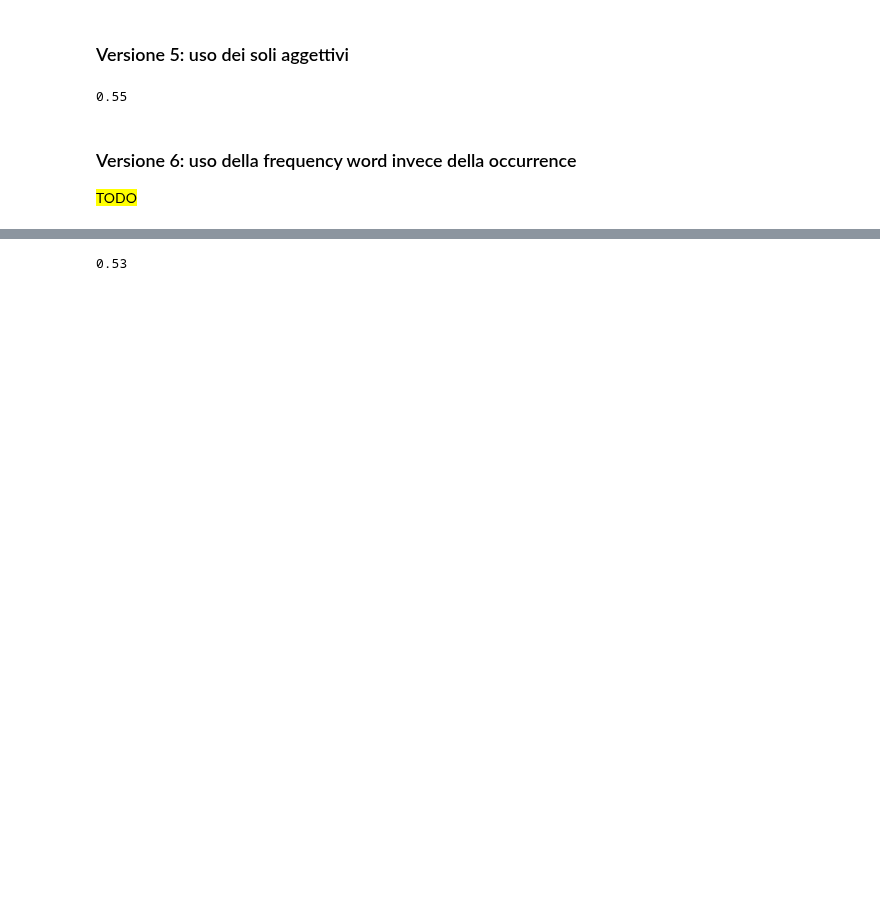
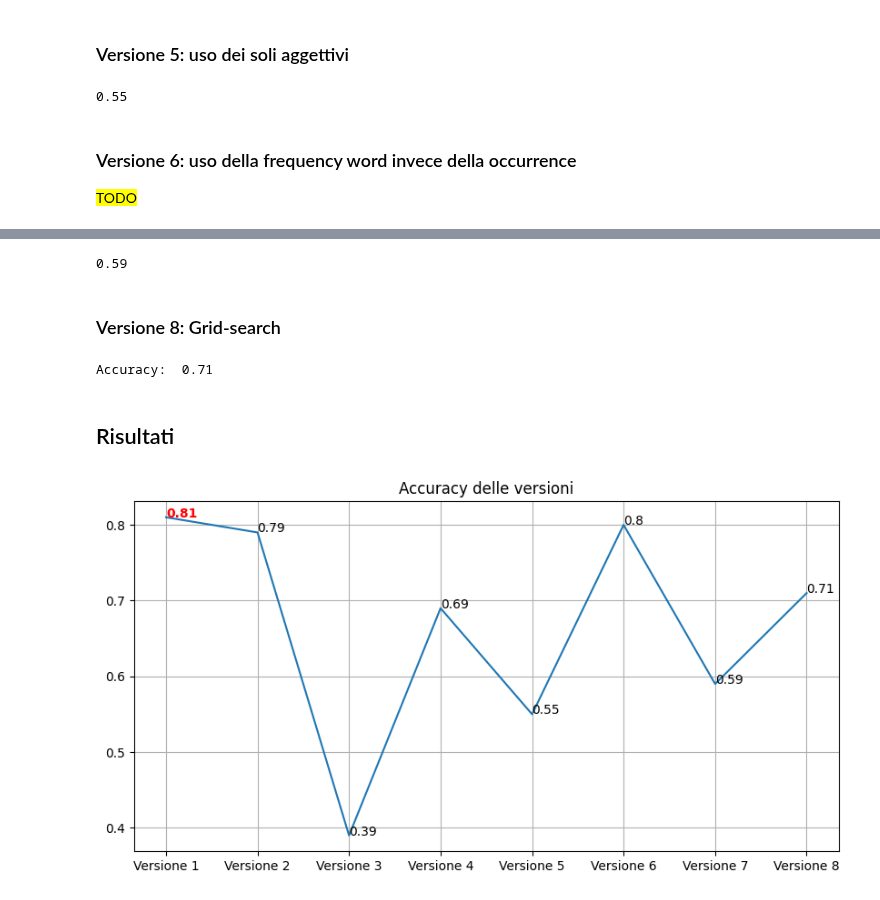
Before and after one commit to ElenaCurti/big-data, a Jupyter notebook: Attivita_05_TextAnalytics/applicazione.ipynb, the cells around one changed output, grey strips where cells are left out. Drawn from its saved outputs; the diff is of its cells as text; code cells hidden in the pictures; blank space fills up the shorter version.

```diff
--- a/Attivita_05_TextAnalytics/applicazione.ipynb
+++ b/Attivita_05_TextAnalytics/applicazione.ipynb
@@ -172,6 +202,6 @@ Nelle versioni viste finora, ho sempre fatto uso del classificatore Naive Bayes
 # %%
 # Creo il train e test set
-reviews7 = getReviewData(db, [1.0, 5.0])
+reviews7 = getReviewData(db, [1.0, 5.0], limite=1000)
 train_set, test_set = reviews7[100:], reviews7[:100]
 train_data, train_target = list(map(list, zip(*train_set)))
 test_data, test_target = list(map(list, zip(*test_set)))
@@ -182,9 +212,36 @@ text_clf.fit(train_data, train_target)
 predicted = text_clf.predict(test_data)
 
 # Cross-validation
-cv = ShuffleSplit(n_splits=10, test_size=0.2, random_state=0)
+cv = ShuffleSplit(n_splits=50, test_size=0.2, random_state=0)
 scores = cross_val_score(text_clf, test_data, test_target, cv=cv)
 accuracy7 = round(sum(scores)/len(scores), 2)
 print(accuracy7)
 # %% [output]
-0.53
+0.59
+# %% [markdown]
+### Versione 8: Grid-search
+# %%
+from sklearn.model_selection import GridSearchCV
+from sklearn.naive_bayes import MultinomialNB
+
+reviews8 = getReviewData(db, [1.0, 5.0])
+train_set, test_set = reviews8[100:], reviews8[:100]
+train_data, train_target = list(map(list, zip(*train_set)))
+test_data, test_target = list(map(list, zip(*test_set)))
+
+text_clf = Pipeline([('vect', CountVectorizer()), ('tfidf', TfidfTransformer()),('clf', MultinomialNB()),])
+text_clf.fit(train_data, train_target)
+
+parameters = {'vect__ngram_range': [(1, 1), (1, 2)], 'tfidf__use_idf': (True, False), 'clf__alpha': (1e-2, 1e-3),}
+cv = ShuffleSplit(n_splits=50, test_size=0.2, random_state=0)
+
+gs_clf = GridSearchCV(text_clf, parameters, cv=cv, n_jobs=-1)
+gs_clf = gs_clf.fit(train_data, train_target)
+predicted = gs_clf.predict(test_data)
+
+scores = cross_val_score(text_clf, test_data, test_target, cv=cv)
+accuracy8 = round(sum(scores)/len(scores), 2)
+
+print("Accuracy: ", accuracy8)
+# %% [output]
+Accuracy:  0.71
@@ -190,0 +318,22 @@ print(accuracy7)
+# %% [markdown]
+## Risultati
+# %%
+num_versioni = 8
+x_titoli = []
+y_accuracy = []
+for i in range(1, num_versioni+1):
+    eval("x_titoli.append('Versione "+str(i)+"')")
+    eval("y_accuracy.append(accuracy"+str(i)+")")
+plt.rcParams["figure.figsize"] = (10,5)
+
+plt.plot(x_titoli, y_accuracy)
+for i in range(num_versioni):
+    if y_accuracy[i] == max(y_accuracy):
+        plt.text(x_titoli[i], y_accuracy[i], str(y_accuracy[i]), color="red", weight='bold')
+    else:
+        plt.text(x_titoli[i], y_accuracy[i], str(y_accuracy[i]))
+
+plt.title('Accuracy delle versioni')
+plt.grid()
+# %% [output]
+[figure, added]
```
Also changed, not shown: parts of 13 cells of this notebook.
